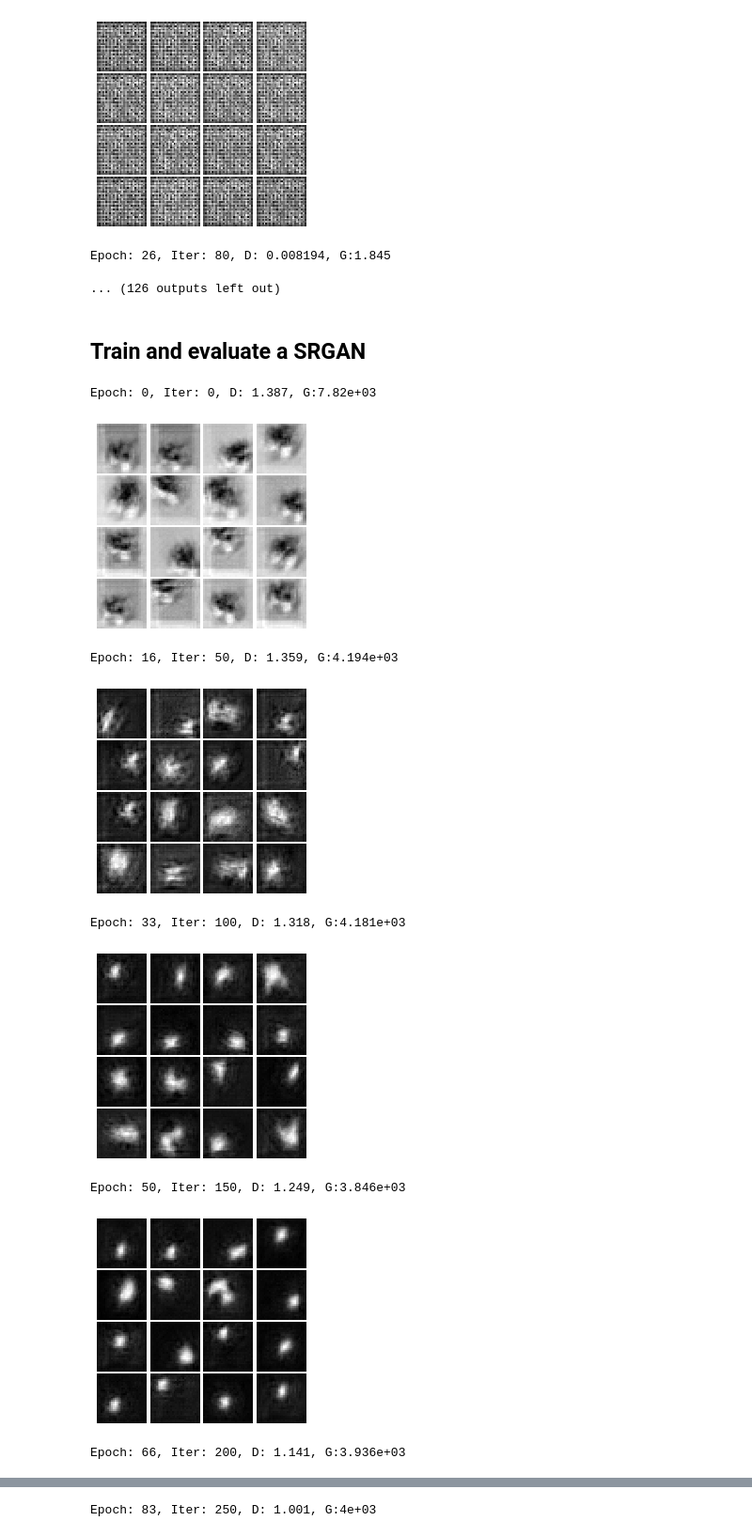
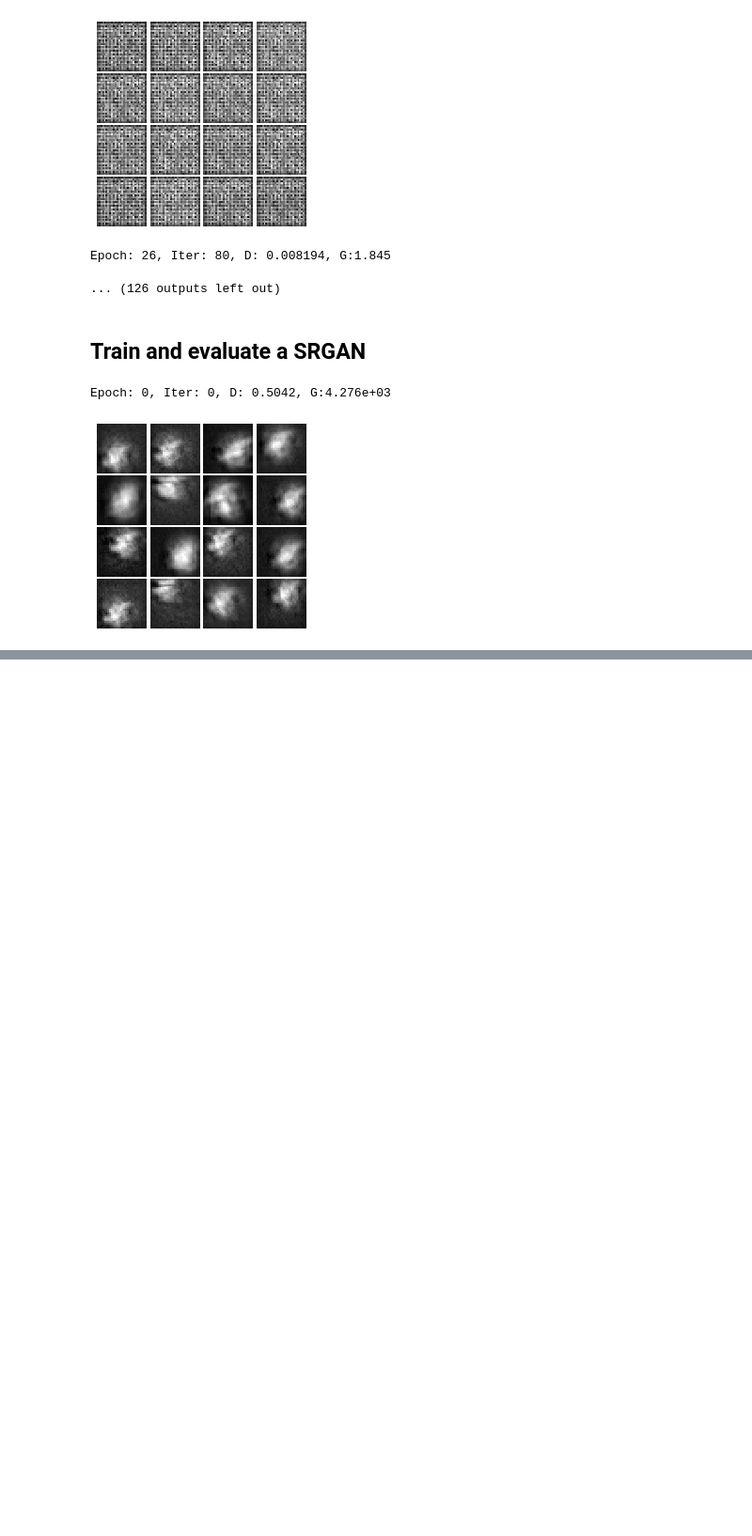
Before and after one commit to priyakasimbeg/cs231n, a Jupyter notebook: deployGAN.ipynb, the cells around one changed output, grey strips where cells are left out. Shown at 94% size. Cells and saved outputs as stored; diff of their text form; code cells hidden in the pictures; blank space fills up the shorter version.

Commit message:
added loss object and storing/loading and plotting functionality

```diff
--- a/deployGAN.ipynb
+++ b/deployGAN.ipynb
@@ -40,32 +38,28 @@ import time
 # %%
-%%time
-
-# with strategy.scope():
 # Construct a SRGAN model
 srgan = SRGAN(7) #Try 2
 
 # Use the function you wrote earlier to get optimizers for the Discriminator and the Generator
-D_solver, G_solver = get_solvers(dlr=2e-6, glr=1.7e-6, beta1=0.9) #8e-7, 1.2e-7,
+D_solver, G_solver = get_solvers(dlr=2.5e-6, glr=2e-5, beta1=0.9) #8e-7, 1.2e-7,
+
+#Define loss object
+#Constructor API
+# __init__(self, gen_reg, tv_reg, feat_reg, l1_reg=True, vgg_reg=False,
+#                  ls_disc=False)
+losses = Loss(gen_reg=5e-2, tv_reg=1e-3, feat_reg=0)
 
 # Run it!
-g_errors, d_errors  = run_a_gan(srgan.D, srgan.G, D_solver, G_solver, discriminator_loss,
-                                generator_loss, num_epochs=400, batch_size=100, show_every=50,
-                                gen_reg = 5e-2, tv_reg=0, feat_reg=0, #12e-6, 1e-6, 1e-1
+g_errors, d_errors  = run_a_gan(srgan.D, srgan.G, D_solver, G_solver, losses,
+                                num_epochs=250, batch_size=100, show_every=50,
                                 late_dlr=2e-6, late_glr=6e-6,
                                 gen_steps_per_discrimination=4)
+
 plt.plot(g_errors)
 plt.yscale('log')
 plt.show()
 
 plt.plot(d_errors)
 plt.show()
 # %% [output]
-Epoch: 0, Iter: 0, D: 1.387, G:7.82e+03
+Epoch: 0, Iter: 0, D: 0.5042, G:4.276e+03
-[figure, old version]
+[figure, new version]
-Epoch: 16, Iter: 50, D: 1.359, G:4.194e+03
-[figure, removed]
-Epoch: 33, Iter: 100, D: 1.318, G:4.181e+03
-[figure, removed]
-Epoch: 50, Iter: 150, D: 1.249, G:3.846e+03
-[figure, removed]
-Epoch: 66, Iter: 200, D: 1.141, G:3.936e+03
@@ -73 +65,0 @@ Epoch: 66, Iter: 200, D: 1.141, G:3.936e+03
-Epoch: 83, Iter: 250, D: 1.001, G:4e+03
```
Also changed, not shown: parts of 9 cells of this notebook, 1 other file.
